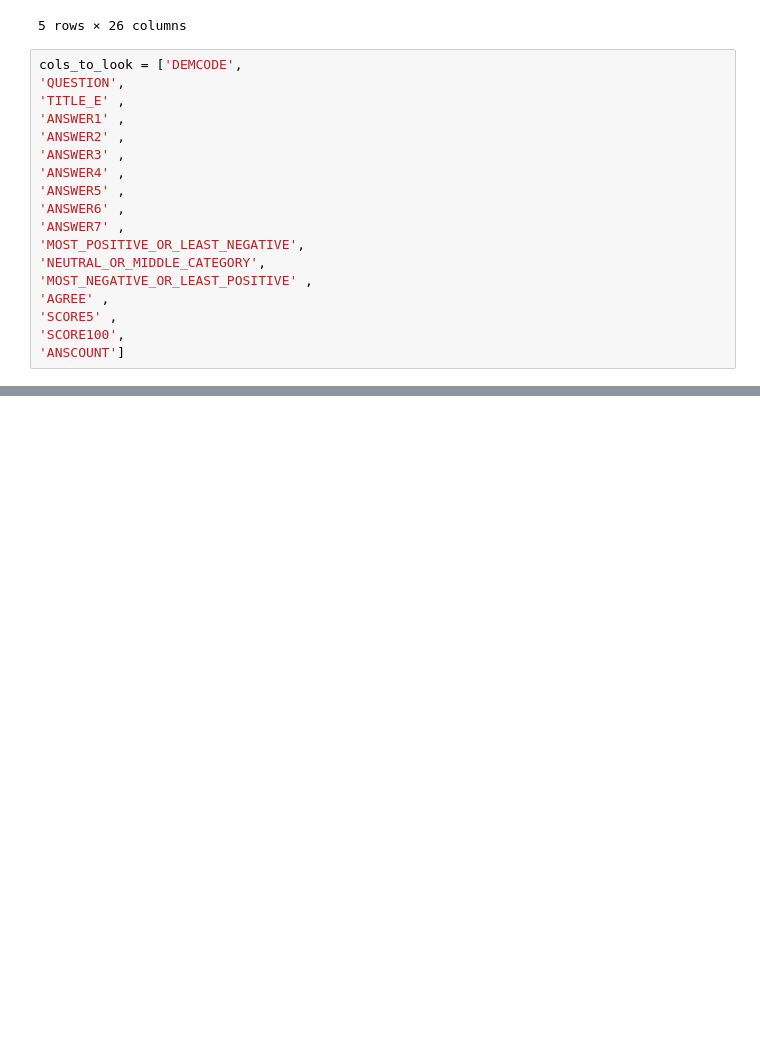
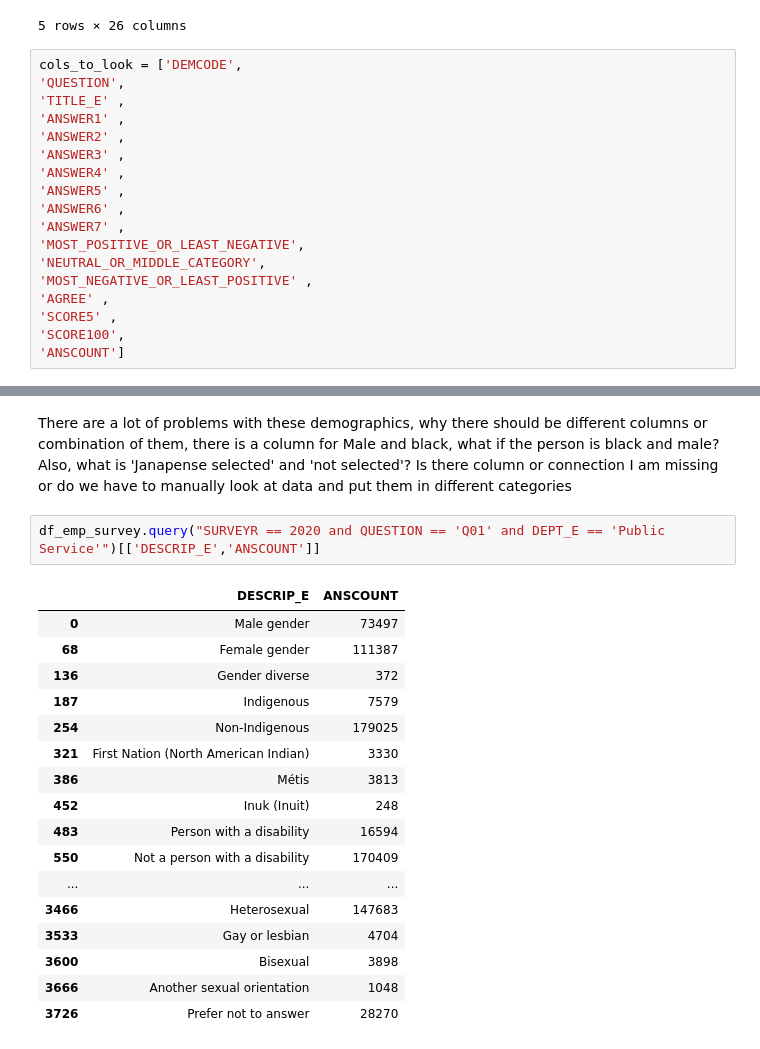
Before and after one commit to Sunnyc317/CanDev-equity_groups_talent_mobilization-, a Jupyter notebook: data_challenge.ipynb, the cells around one changed output, grey strips where cells are left out. Drawn from its saved outputs; the diff is of its cells as text; blank space fills up the shorter version.

```diff
--- a/data_challenge.ipynb
+++ b/data_challenge.ipynb
@@ -157,0 +188,24 @@ df_emp_survey[cols_to_look][:5]
+# %% [markdown]
+There are a lot of problems with these demographics, why there should be different columns or combination of them, there is a column for Male and black, what if the person is black and male?
+Also, what is 'Janapense selected' and 'not selected'?
+Is there column or connection I am missing or do we have to manually look at data and put them in different categories
+# %%
+df_emp_survey.query("SURVEYR == 2020 and QUESTION == 'Q01' and DEPT_E == 'Public Service'")[['DESCRIP_E','ANSCOUNT']]
+# %% [output]
+|  | DESCRIP_E | ANSCOUNT |
+| 0 | Male gender | 73497 |
+| 68 | Female gender | 111387 |
+| 136 | Gender diverse | 372 |
+| 187 | Indigenous | 7579 |
+| 254 | Non-Indigenous | 179025 |
+| 321 | First Nation (North American Indian) | 3330 |
+| 386 | Métis | 3813 |
+| 452 | Inuk (Inuit) | 248 |
+| 483 | Person with a disability | 16594 |
+| 550 | Not a person with a disability | 170409 |
+| ... | ... | ... |
+| 3466 | Heterosexual | 147683 |
+| 3533 | Gay or lesbian | 4704 |
+| 3600 | Bisexual | 3898 |
+| 3666 | Another sexual orientation | 1048 |
+| 3726 | Prefer not to answer | 28270 |
```
Also changed, not shown: parts of 10 cells of this notebook, 1 other file.
